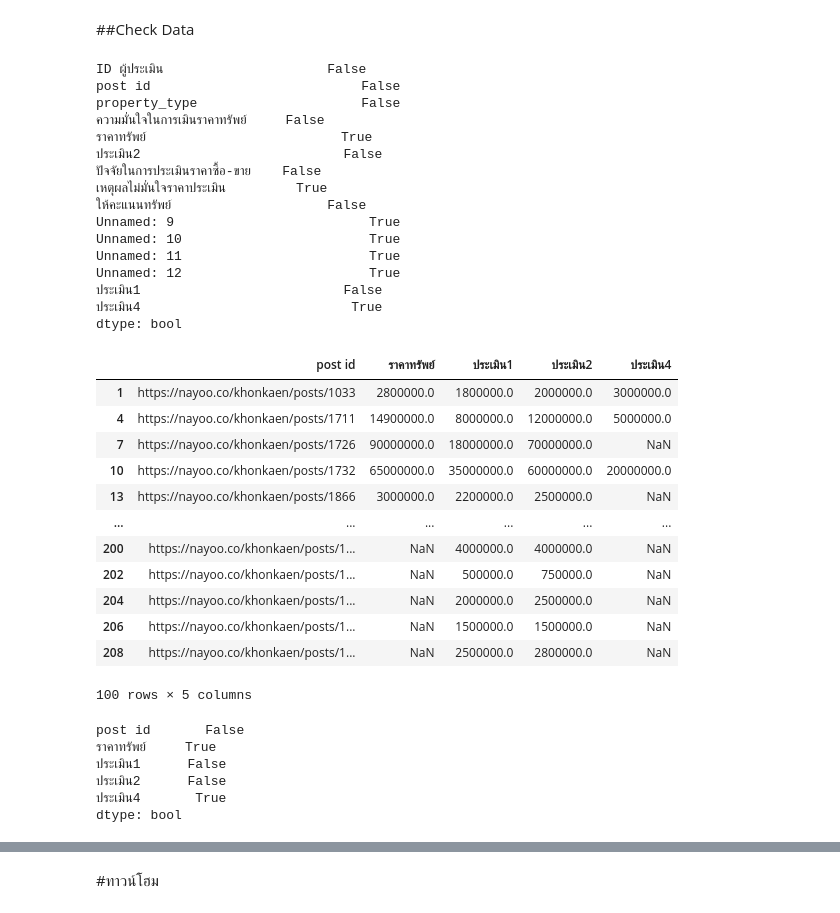
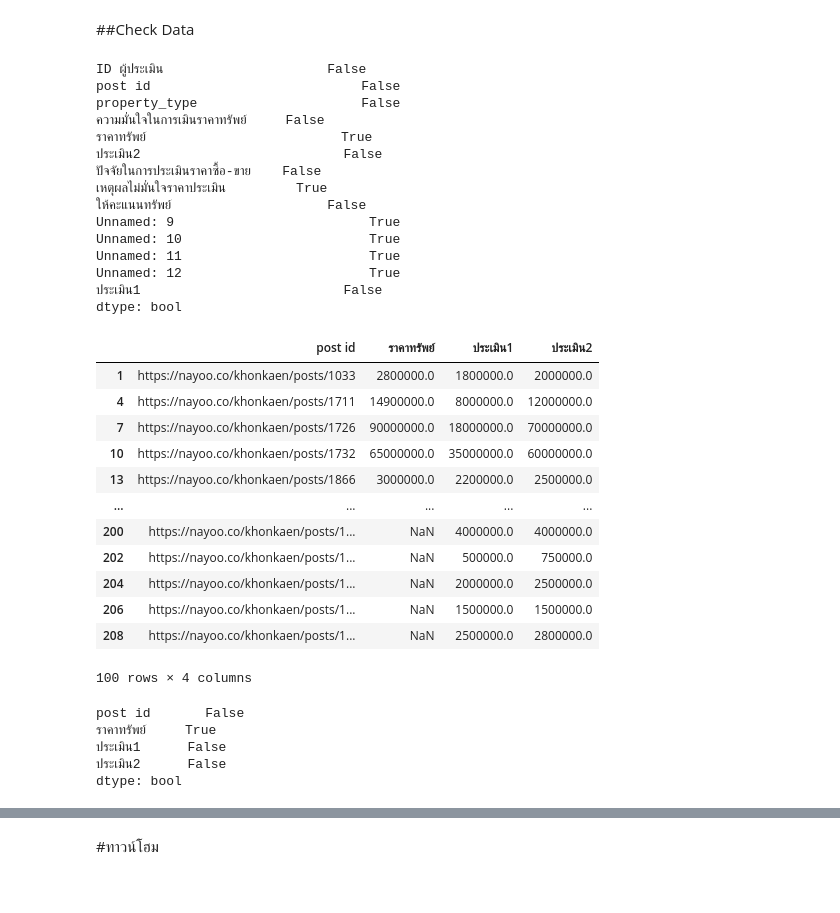
Before and after one commit to Nattakonjpg/bsc_dpbm22, a Jupyter notebook: [dataset1]_property_estimator.ipynb, the cells around one changed output, grey strips where cells are left out. Cells and saved outputs as stored; diff of their text form; code cells hidden in the pictures.

```diff
--- a/[dataset1]_property_estimator.ipynb
+++ b/[dataset1]_property_estimator.ipynb
@@ -525,3 +535,0 @@ land2
-# %%
-land2['ประเมิน4'] = land2['post id'].map(land4.set_index('post id')['ประเมินราคาซื้อ-ขาย']);
-land2
@@ -580,25 +569,24 @@ Unnamed: 10                        True
 Unnamed: 11                        True
 Unnamed: 12                        True
 ประเมิน1                          False
-ประเมิน4                           True
 dtype: bool
 # %%
-tableland0 = tableland[['post id','ราคาทรัพย์','ประเมิน1','ประเมิน2','ประเมิน4']]
+tableland0 = tableland[['post id','ราคาทรัพย์','ประเมิน1','ประเมิน2']] # ไม่เอาประเมิน 4
 tableland0
 # %% [output]
-|  | post id | ราคาทรัพย์ | ประเมิน1 | ประเมิน2 | ประเมิน4 |
-| 1 | https://nayoo.co/khonkaen/posts/1033 | 2800000.0 | 1800000.0 | 2000000.0 | 3000000.0 |
-| 4 | https://nayoo.co/khonkaen/posts/1711 | 14900000.0 | 8000000.0 | 12000000.0 | 5000000.0 |
-| 7 | https://nayoo.co/khonkaen/posts/1726 | 90000000.0 | 18000000.0 | 70000000.0 | NaN |
-| 10 | https://nayoo.co/khonkaen/posts/1732 | 65000000.0 | 35000000.0 | 60000000.0 | 20000000.0 |
-| 13 | https://nayoo.co/khonkaen/posts/1866 | 3000000.0 | 2200000.0 | 2500000.0 | NaN |
-| ... | ... | ... | ... | ... | ... |
-| 200 | https://nayoo.co/khonkaen/posts/1... | NaN | 4000000.0 | 4000000.0 | NaN |
-| 202 | https://nayoo.co/khonkaen/posts/1... | NaN | 500000.0 | 750000.0 | NaN |
-| 204 | https://nayoo.co/khonkaen/posts/1... | NaN | 2000000.0 | 2500000.0 | NaN |
-| 206 | https://nayoo.co/khonkaen/posts/1... | NaN | 1500000.0 | 1500000.0 | NaN |
-| 208 | https://nayoo.co/khonkaen/posts/1... | NaN | 2500000.0 | 2800000.0 | NaN |
+|  | post id | ราคาทรัพย์ | ประเมิน1 | ประเมิน2 |
+| 1 | https://nayoo.co/khonkaen/posts/1033 | 2800000.0 | 1800000.0 | 2000000.0 |
+| 4 | https://nayoo.co/khonkaen/posts/1711 | 14900000.0 | 8000000.0 | 12000000.0 |
+| 7 | https://nayoo.co/khonkaen/posts/1726 | 90000000.0 | 18000000.0 | 70000000.0 |
+| 10 | https://nayoo.co/khonkaen/posts/1732 | 65000000.0 | 35000000.0 | 60000000.0 |
+| 13 | https://nayoo.co/khonkaen/posts/1866 | 3000000.0 | 2200000.0 | 2500000.0 |
+| ... | ... | ... | ... | ... |
+| 200 | https://nayoo.co/khonkaen/posts/1... | NaN | 4000000.0 | 4000000.0 |
+| 202 | https://nayoo.co/khonkaen/posts/1... | NaN | 500000.0 | 750000.0 |
+| 204 | https://nayoo.co/khonkaen/posts/1... | NaN | 2000000.0 | 2500000.0 |
+| 206 | https://nayoo.co/khonkaen/posts/1... | NaN | 1500000.0 | 1500000.0 |
+| 208 | https://nayoo.co/khonkaen/posts/1... | NaN | 2500000.0 | 2800000.0 |
-100 rows × 5 columns
+100 rows × 4 columns
 # %%
 tableland0.isnull().any()
 # %% [output]
@@ -606,6 +594,5 @@ post id       False
 ราคาทรัพย์     True
 ประเมิน1      False
 ประเมิน2      False
-ประเมิน4       True
 dtype: bool
 # %%
```
Also changed, not shown: parts of 114 cells of this notebook.
